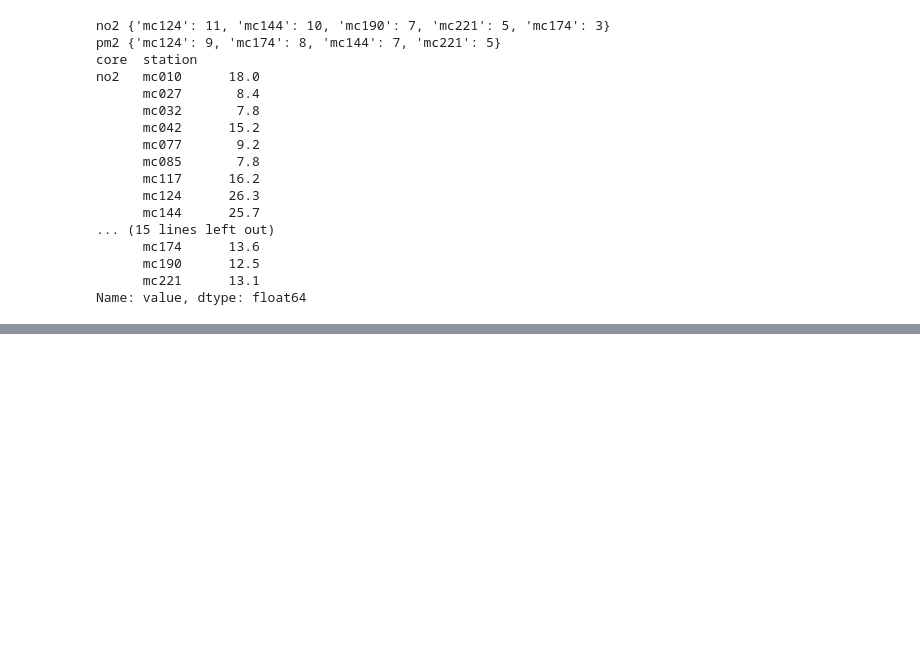
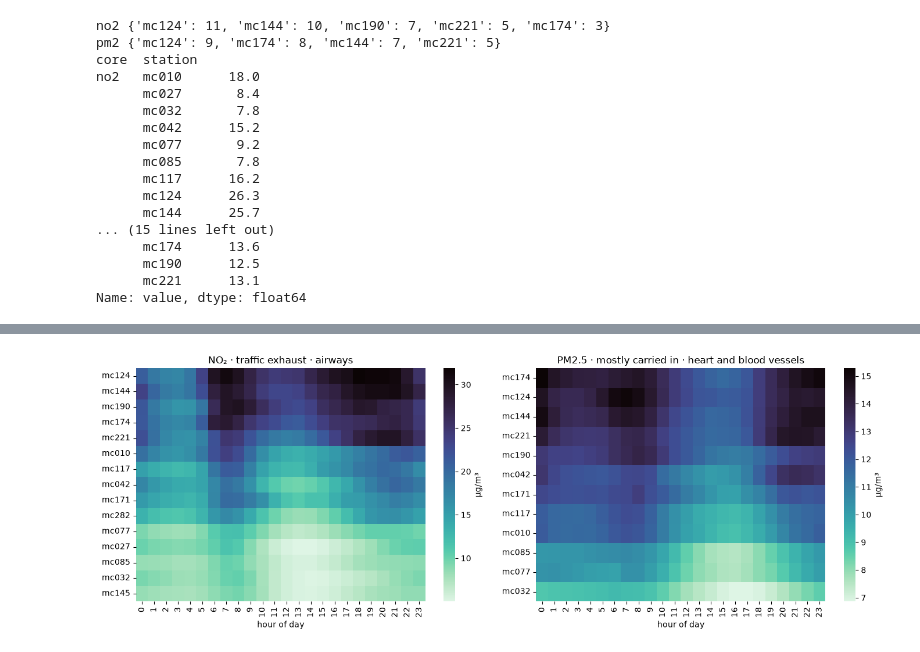
Before and after one commit to petrakuhnle/Air_Quality_Project, a Jupyter notebook: notebooks/02_peak_hours.ipynb, the cells around one changed output, grey strips where cells are left out. Drawn from its saved outputs; the diff is of its cells as text; code cells hidden in the pictures; blank space fills up the shorter version.

```diff
--- a/notebooks/02_peak_hours.ipynb
+++ b/notebooks/02_peak_hours.ipynb
@@ -109,0 +141,18 @@ Name: value, dtype: float64
+# %%
+# Station × hour, one panel per pollutant. Rows sorted worst to best.
+# Separate scales because levels differ. Single hue for colour vision deficiency.
+fig, axes = plt.subplots(1, 2, figsize=(14, 5))
+
+for ax, core in zip(axes, ["no2", "pm2"]):
+    p = mat[mat["core"] == core].pivot(index="station", columns="hour", values="mean")
+    p = p.loc[p.mean(axis=1).sort_values(ascending=False).index]
+    sns.heatmap(p, ax=ax, cmap="mako_r", cbar_kws={"label": "µg/m³"})
+    ax.set_title(LABEL[core])
+    ax.set_xlabel("hour of day")
+    ax.set_ylabel("")
+
+plt.tight_layout()
+(ROOT / "figures").mkdir(exist_ok=True)
+plt.savefig(ROOT / "figures" / "02_heatmap.png", dpi=150)
+# %% [output]
+[figure, added]
```
Also changed, not shown: parts of 3 cells of this notebook, 2 other files.
